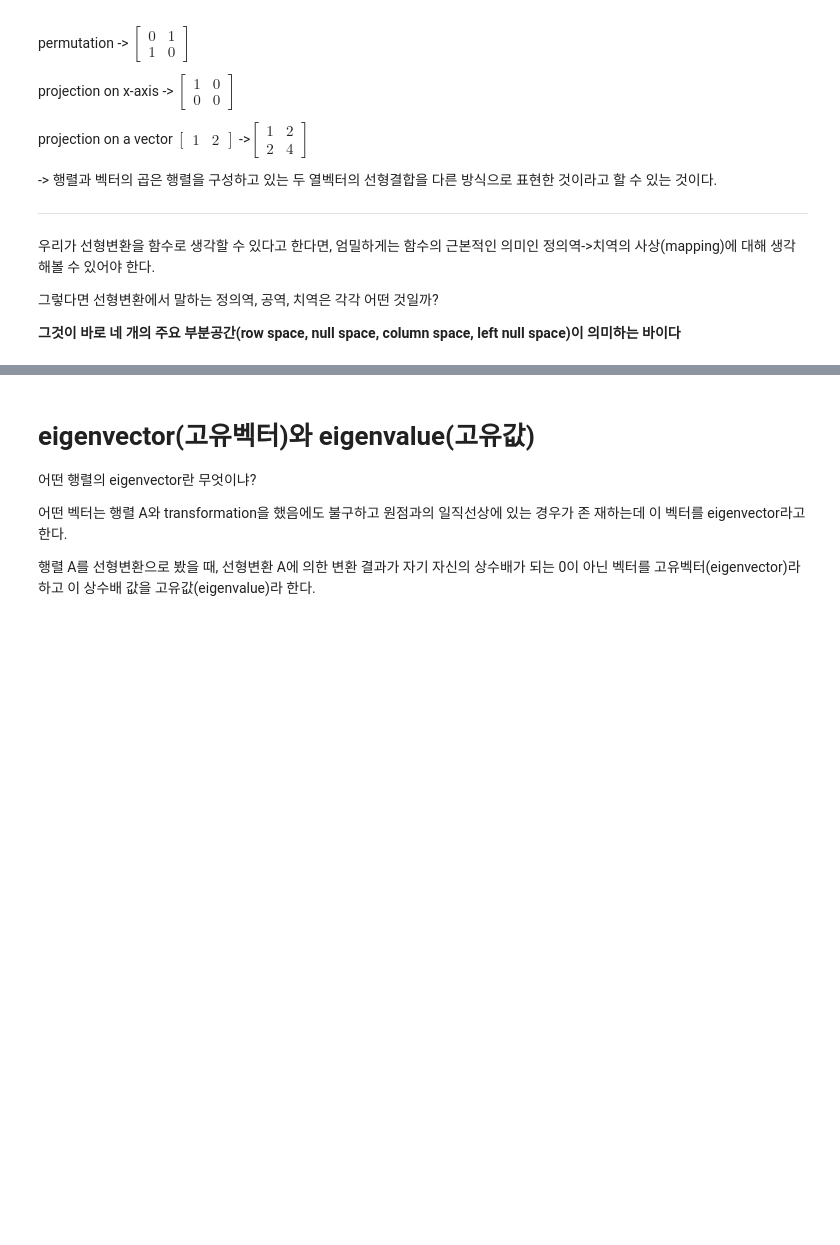
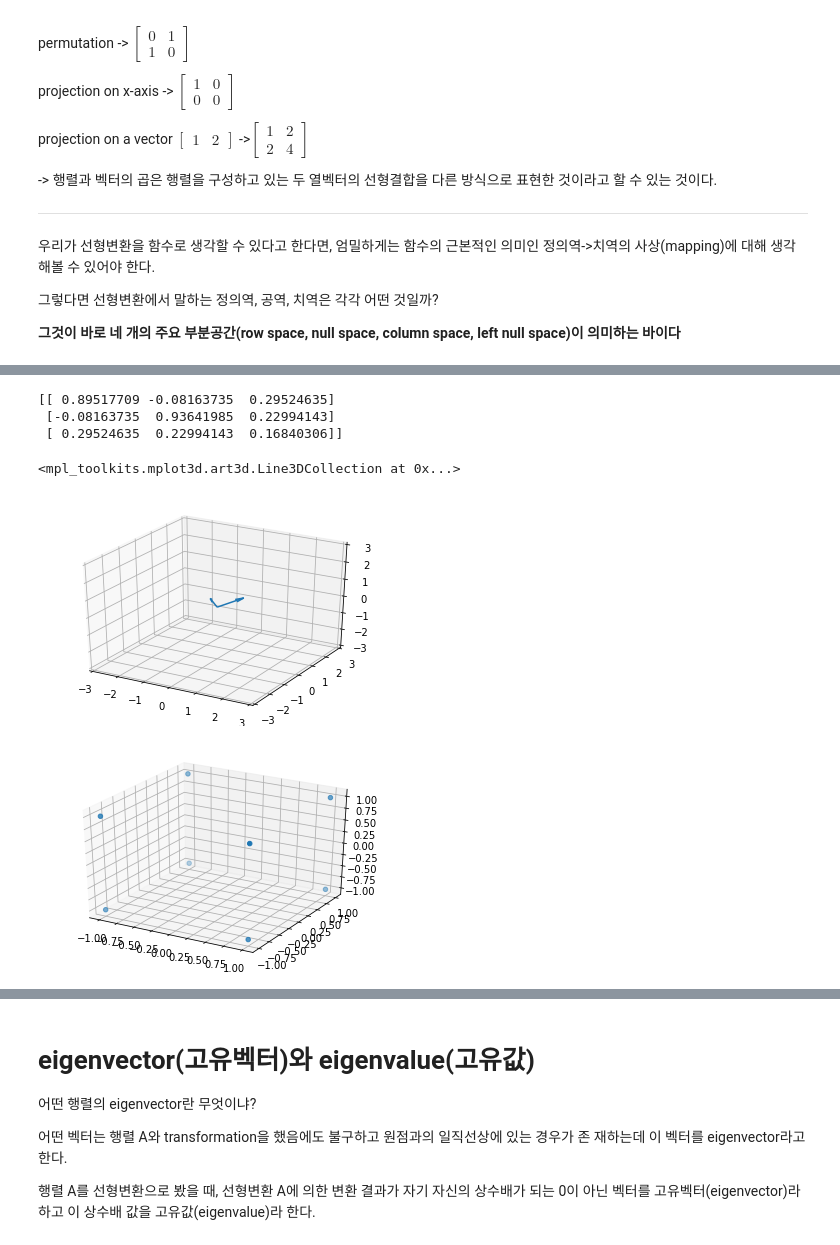
Before and after one commit to TaeYongGong/class2021Spring, a Jupyter notebook: sound.ipynb, the cells around one changed output, grey strips where cells are left out. Cells and saved outputs as stored; diff of their text form; code cells hidden in the pictures; blank space fills up the shorter version.

```diff
--- a/sound.ipynb
+++ b/sound.ipynb
@@ -1539,0 +1727,80 @@ A라는 행렬로 b라는 벡터가 달라지기 때문에, A를 linear transfor
+# %%
+import numpy.linalg as la
+from mpl_toolkits.mplot3d import Axes3D
+
+# Make two random 3D vectors
+np.random.seed(13)
+x = np.random.randn(3)
+y = np.random.randn(3)
+
+# Make them orthonormal:
+y = y - y.dot(x)/x.dot(x)*x
+x = x/la.norm(x)
+y = y/la.norm(y)
+
+# check
+# print(y.dot(x))
+# print(la.norm(x))
+# print(la.norm(y))
+
+# Plot the two vectors:
+fig = plt.figure()
+ax = fig.add_subplot(111, projection='3d')
+ax.set_xlim3d([-3, 3])
+ax.set_ylim3d([-3, 3])
+ax.set_zlim3d([-3, 3])
+
+xy = np.array([x, y]).T
+ax.quiver(
+   0, 0, 0,
+   xy[0], xy[1], xy[2],)
+
+# Make an array with the cornerpoints of a cube:
+points = np.array([
+    [-1,-1,-1],
+    [-1,-1,1],
+    [-1,1,-1],
+    [-1,1,1],
+
+    [1,-1,-1],
+    [1,-1,1],
+    [1,1,-1],
+    [1,1,1],
+])
+
+# plot them
+fig = plt.figure()
+ax = fig.add_subplot(111, projection='3d')
+ax.scatter(points[:,0], points[:, 1], points[:, 2])
+
+# Construct the projection matrix:
+Q = np.array([
+   x,y,np.zeros(3)
+]).T
+# print(Q)
+
+P = Q.dot(Q.T)
+# print(P)
+
+# Check that  P^2=P
+# la.norm(P.dot(P)-P)
+
+# Project the points, assign to proj_points:
+proj_points = np.einsum("ij,nj->ni", P, points)
+
+fig = plt.figure()
+ax = fig.add_subplot(111, projection='3d')
+ax.scatter(points[:,0], points[:, 1], points[:, 2])
+ax.scatter(proj_points[:,0], proj_points[:, 1], proj_points[:, 2], color="red")
+
+xy = np.array([x, y]).T
+ax.quiver(
+   0, 0, 0,
+   xy[0], xy[1], xy[2],)
+# %% [output]
+[[ 0.89517709 -0.08163735  0.29524635]
+ [-0.08163735  0.93641985  0.22994143]
+ [ 0.29524635  0.22994143  0.16840306]]
+<mpl_toolkits.mplot3d.art3d.Line3DCollection at 0x...>
+[figure, added]
+[figure, added]
```
Also changed, not shown: parts of 19 cells of this notebook.
